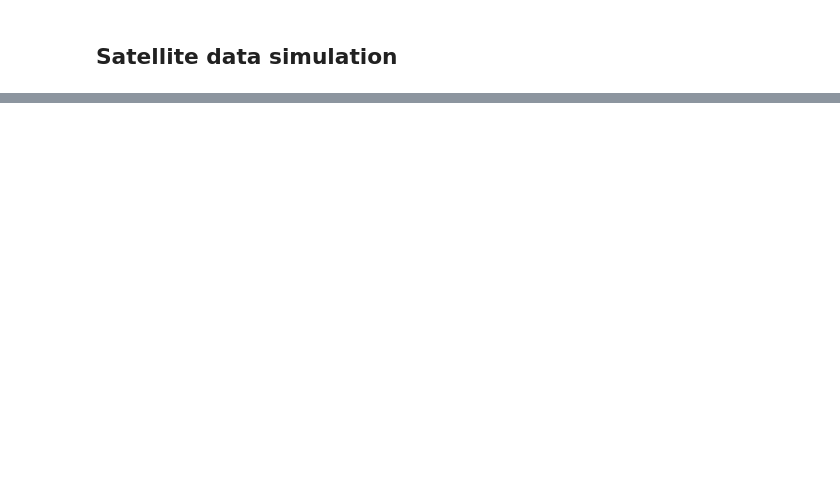
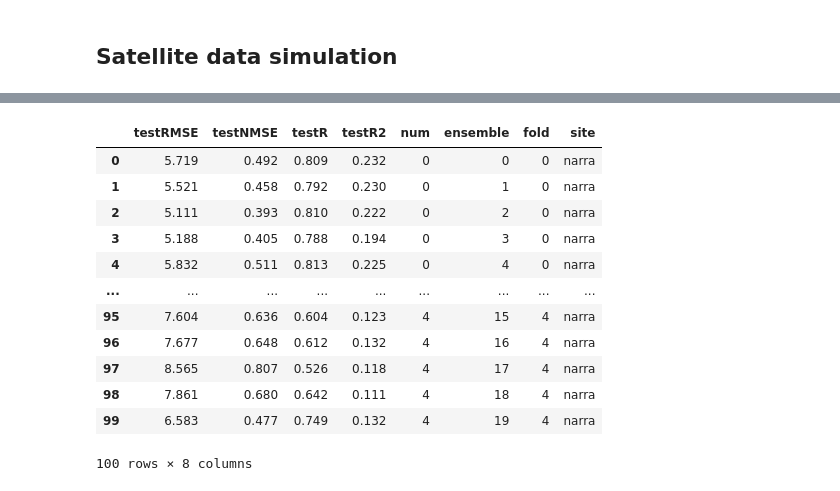
Before and after one commit to simmonsja/shorenarx, a Jupyter notebook: code/04_Publication_Data_Requirements.ipynb, the cells around one changed output, grey strips where cells are left out. Cells and saved outputs as stored; diff of their text form; code cells hidden in the pictures; blank space fills up the shorter version.

```diff
--- a/code/04_Publication_Data_Requirements.ipynb
+++ b/code/04_Publication_Data_Requirements.ipynb
@@ -166,2 +241,18 @@ AxisError: axis 1 is out of bounds for array of dimension 1
+# %%
+narra_sattest1_perf
+# %% [output]
+|  | testRMSE | testNMSE | testR | testR2 | num | ensemble | fold | site |
+| 0 | 5.719 | 0.492 | 0.809 | 0.232 | 0 | 0 | 0 | narra |
+| 1 | 5.521 | 0.458 | 0.792 | 0.230 | 0 | 1 | 0 | narra |
+| 2 | 5.111 | 0.393 | 0.810 | 0.222 | 0 | 2 | 0 | narra |
+| 3 | 5.188 | 0.405 | 0.788 | 0.194 | 0 | 3 | 0 | narra |
+| 4 | 5.832 | 0.511 | 0.813 | 0.225 | 0 | 4 | 0 | narra |
+| ... | ... | ... | ... | ... | ... | ... | ... | ... |
+| 95 | 7.604 | 0.636 | 0.604 | 0.123 | 4 | 15 | 4 | narra |
+| 96 | 7.677 | 0.648 | 0.612 | 0.132 | 4 | 16 | 4 | narra |
+| 97 | 8.565 | 0.807 | 0.526 | 0.118 | 4 | 17 | 4 | narra |
+| 98 | 7.861 | 0.680 | 0.642 | 0.111 | 4 | 18 | 4 | narra |
+| 99 | 6.583 | 0.477 | 0.749 | 0.132 | 4 | 19 | 4 | narra |
+100 rows × 8 columns
 # %%
 sattest_comp = pd.concat([
```
Also changed, not shown: parts of 8 cells of this notebook, 8 other files.
